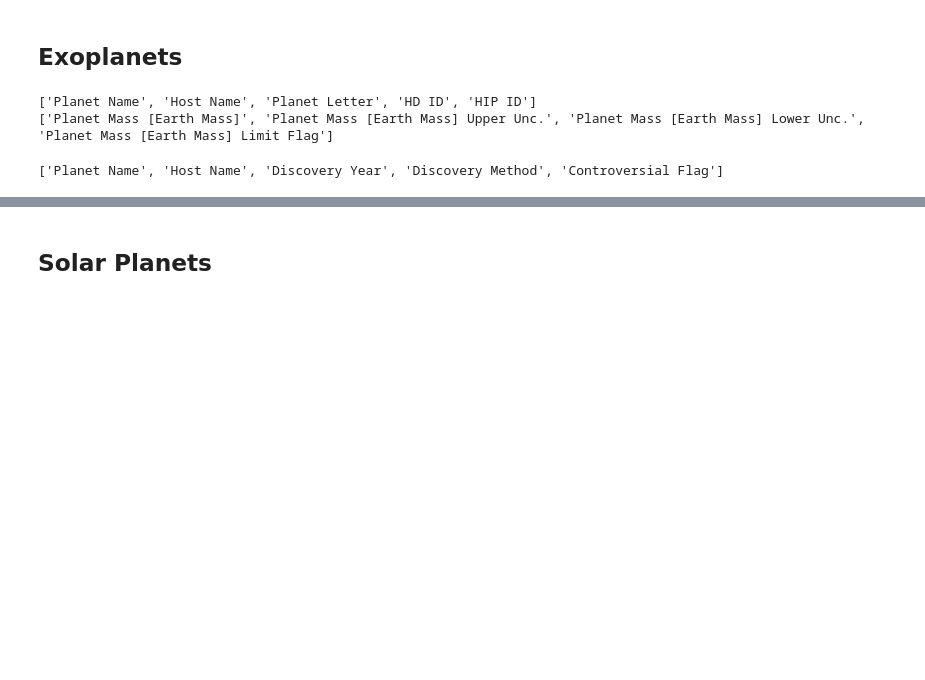
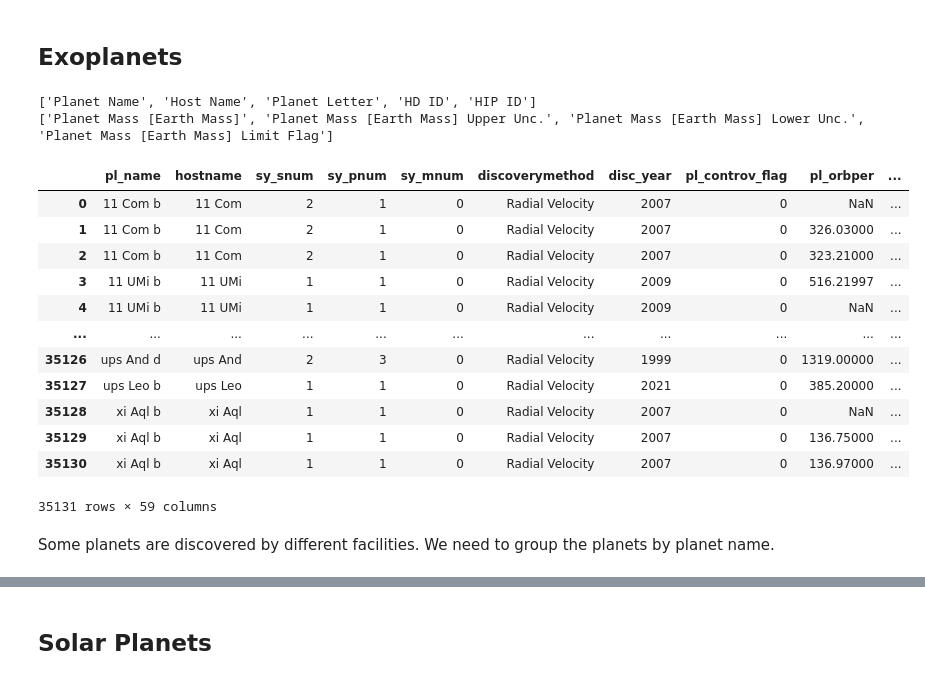
Before and after one commit to ztsv-av/mads_data_visualization, a Jupyter notebook: main.ipynb, the cells around one changed output, grey strips where cells are left out. Drawn from its saved outputs; the diff is of its cells as text; code cells hidden in the pictures; blank space fills up the shorter version.

```diff
--- a/main.ipynb
+++ b/main.ipynb
@@ -61,28 +89,32 @@ print(descriptions_clear[49:53])
 # %%
 columns_considered = [
     'pl_name', 'hostname', 'disc_year', 'discoverymethod', 'pl_controv_flag', 'sy_snum', 'sy_pnum', 'sy_mnum',
     'pl_orbper', 'pl_orbpererr1', 'pl_orbpererr2', 'pl_rade', 'pl_radeerr1', 'pl_radeerr2',
     'pl_masse', 'pl_masseerr1', 'pl_masseerr2', 'pl_dens', 'pl_denserr1', 'pl_denserr2',
     'pl_orbeccen', 'pl_orbeccenerr1', 'pl_orbeccenerr2', 'pl_insol', 'pl_insolerr1', 'pl_insolerr2',
     'pl_eqt', 'pl_eqterr1', 'pl_eqterr2', 'pl_orbincl', 'pl_orbinclerr1', 'pl_orbinclerr2',
     'st_teff', 'st_tefferr1', 'st_tefferr2', 'st_rad', 'st_raderr1', 'st_raderr2',
     'st_mass', 'st_masserr1', 'st_masserr2', 'st_lum', 'st_lumerr1', 'st_lumerr2',
     'st_logg', 'st_loggerr1', 'st_loggerr2', 'st_age', 'st_ageerr1', 'st_ageerr2',
     'st_dens', 'st_denserr1', 'st_denserr2', 'sy_dist', 'sy_disterr1', 'sy_disterr2',
     'pl_orbsmax', 'pl_orbsmaxerr1', 'pl_orbsmaxerr2'
 ]
-
-columns_clear = []
-for column in columns_considered:
-    for idx, description in enumerate(descriptions):
-        if column in description:
-            if 'st_radv' in description:
-                continue
-            description_clear = description.split(':')[1].strip()
-            if 'Limit' in description_clear or description_clear in columns_clear:
-                continue
-            columns_clear.append(description_clear)
-print(columns_clear[:5])
+exoplanets_dirty = pd.read_csv(EXOPLANETS_PATH, header=EXOPLANETS_HEADER, usecols=columns_considered, index_col=None)
+exoplanets_dirty
 # %% [output]
+|  | pl_name | hostname | sy_snum | sy_pnum | sy_mnum | discoverymethod | disc_year | pl_controv_flag | pl_orbper | ... |
+| 0 | 11 Com b | 11 Com | 2 | 1 | 0 | Radial Velocity | 2007 | 0 | NaN | ... |
+| 1 | 11 Com b | 11 Com | 2 | 1 | 0 | Radial Velocity | 2007 | 0 | 326.03000 | ... |
+| 2 | 11 Com b | 11 Com | 2 | 1 | 0 | Radial Velocity | 2007 | 0 | 323.21000 | ... |
+| 3 | 11 UMi b | 11 UMi | 1 | 1 | 0 | Radial Velocity | 2009 | 0 | 516.21997 | ... |
+| 4 | 11 UMi b | 11 UMi | 1 | 1 | 0 | Radial Velocity | 2009 | 0 | NaN | ... |
+| ... | ... | ... | ... | ... | ... | ... | ... | ... | ... | ... |
+| 35126 | ups And d | ups And | 2 | 3 | 0 | Radial Velocity | 1999 | 0 | 1319.00000 | ... |
+| 35127 | ups Leo b | ups Leo | 1 | 1 | 0 | Radial Velocity | 2021 | 0 | 385.20000 | ... |
+| 35128 | xi Aql b | xi Aql | 1 | 1 | 0 | Radial Velocity | 2007 | 0 | NaN | ... |
+| 35129 | xi Aql b | xi Aql | 1 | 1 | 0 | Radial Velocity | 2007 | 0 | 136.75000 | ... |
+| 35130 | xi Aql b | xi Aql | 1 | 1 | 0 | Radial Velocity | 2007 | 0 | 136.97000 | ... |
-['Planet Name', 'Host Name', 'Discovery Year', 'Discovery Method', 'Controversial Flag']
+35131 rows × 59 columns
+# %% [markdown]
+Some planets are discovered by different facilities. We need to group the planets by planet name.
 # %%
```
Also changed, not shown: parts of 15 cells of this notebook, 5 other files.
